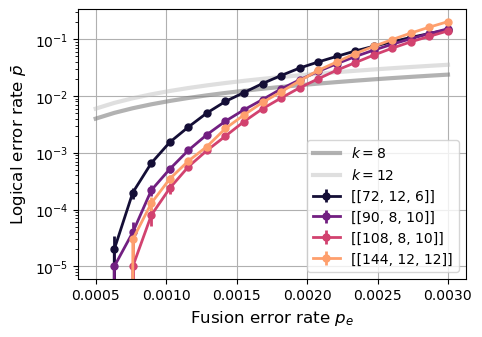
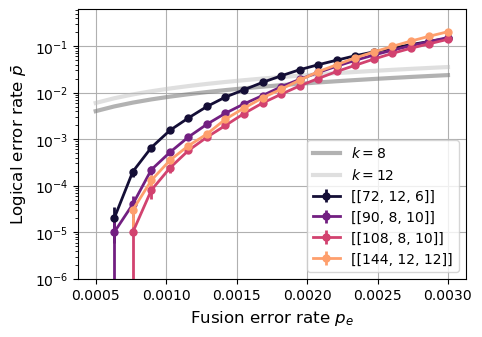
The change to this notebook cell's code, shown as a diff; its figure went from the first image to the second:
--- before
+++ after
@@ -27,9 +27,15 @@
 for i in range(len(d_codes)):
     std_err = np.sqrt(l_err_rates[i] * (1 - l_err_rates[i]) / tot_num_trials)
-    ax2.errorbar(x, l_err_rates[i],yerr=std_err, fmt='o-',ms=5, lw=2,
-                 label=f"[[{n_list[i]}, {k_list[i]}, {d_codes[i]}]]",color=colors_list[i]) 
+    slc = np.flatnonzero(l_err_rates[i])[0] # slicing index
+    ax2.errorbar(x[slc:], l_err_rates[i][slc:],yerr=std_err[slc:], fmt='o-',ms=5, lw=2,
+             label=f"[[{n_list[i]}, {k_list[i]}, {d_codes[i]}]]",color=colors_list[i]) 
+    
 ax2.set_yscale('log') 
 
+######### CUT THE Y AXIS ############
+ax2.set_ylim(10e-7, None)
+
 ax2.set_xlabel(r'Fusion error rate $p_e$',size=12)
+# ax2.set_xlabel(r'Fusion erasure rate $p_l$',size=12)
 ax2.set_ylabel(r'Logical error rate $\bar{p}$',size=12)
 ax2.tick_params(axis='both', which='major', labelsize=10)

Commit: Update with representative error bars